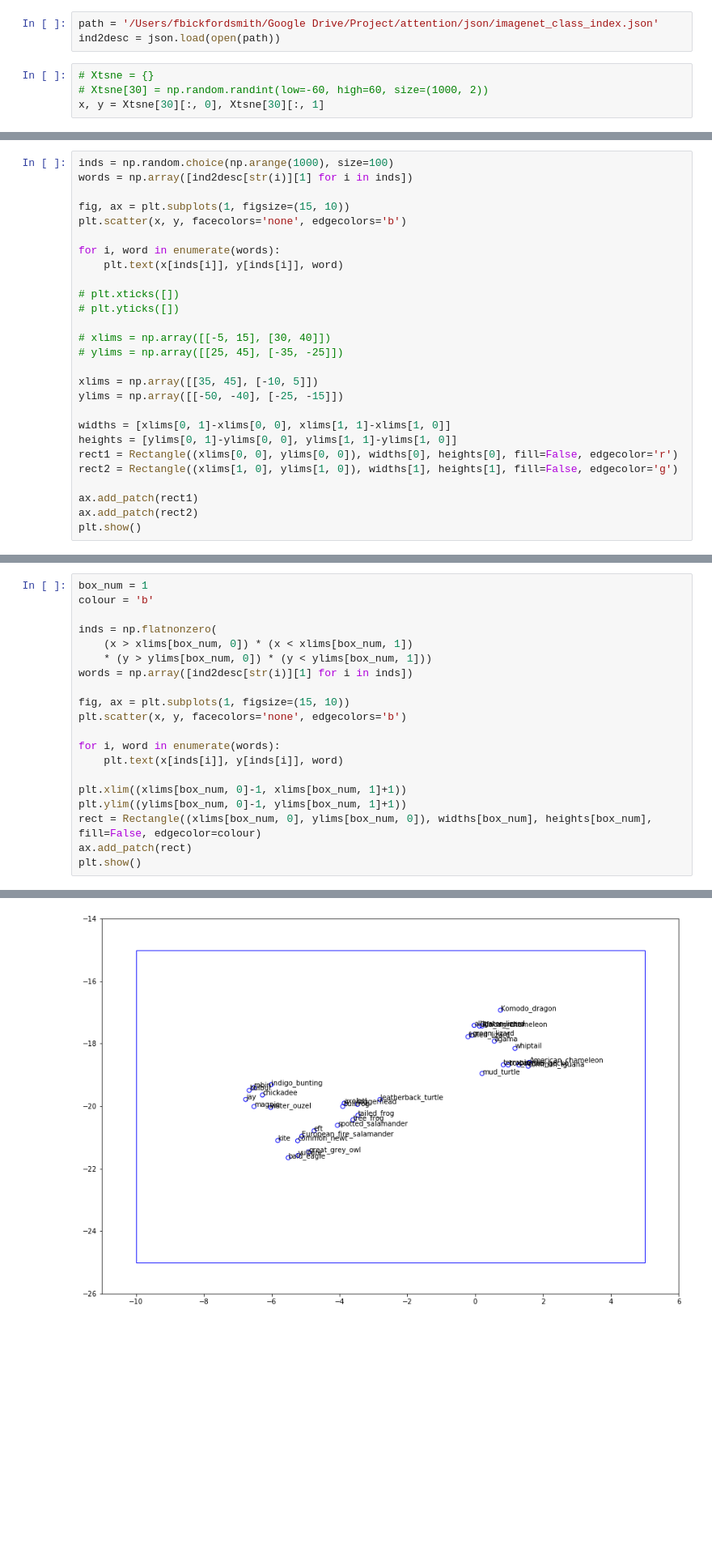
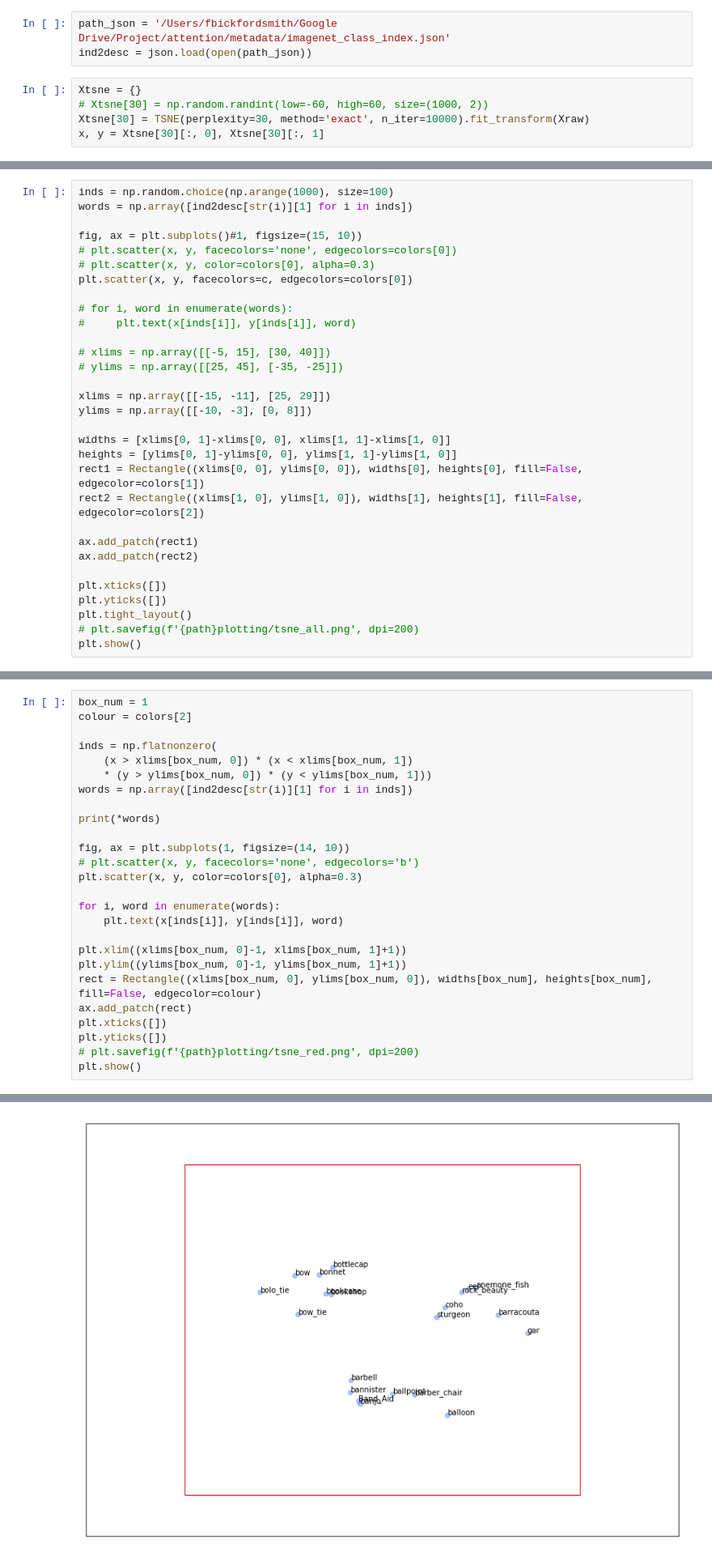
Before and after one commit to fbickfordsmith/attention-msc, a Jupyter notebook: plotting/att_tsne.ipynb, the cells around one changed output, grey strips where cells are left out. Shown: that part at 81% size. Drawn from its saved outputs; the diff is of its cells as text; blank space fills up the shorter version.

```diff
--- a/plotting/att_tsne.ipynb
+++ b/plotting/att_tsne.ipynb
@@ -48,9 +52,10 @@ plt.show()
 # %% [output]
 [figure]
 # %%
-path = '/Users/fbickfordsmith/Google Drive/Project/attention/json/imagenet_class_index.json'
-ind2desc = json.load(open(path))
+path_json = '/Users/fbickfordsmith/Google Drive/Project/attention/metadata/imagenet_class_index.json'
+ind2desc = json.load(open(path_json))
 # %%
-# Xtsne = {}
+Xtsne = {}
 # Xtsne[30] = np.random.randint(low=-60, high=60, size=(1000, 2))
+Xtsne[30] = TSNE(perplexity=30, method='exact', n_iter=10000).fit_transform(Xraw)
 x, y = Xtsne[30][:, 0], Xtsne[30][:, 1]
@@ -58,27 +66,31 @@ x, y = Xtsne[30][:, 0], Xtsne[30][:, 1]
 inds = np.random.choice(np.arange(1000), size=100)
 words = np.array([ind2desc[str(i)][1] for i in inds])
 
-fig, ax = plt.subplots(1, figsize=(15, 10))
-plt.scatter(x, y, facecolors='none', edgecolors='b')
+fig, ax = plt.subplots()#1, figsize=(15, 10))
+# plt.scatter(x, y, facecolors='none', edgecolors=colors[0])
+# plt.scatter(x, y, color=colors[0], alpha=0.3)
+plt.scatter(x, y, facecolors=c, edgecolors=colors[0])
 
-for i, word in enumerate(words):
-    plt.text(x[inds[i]], y[inds[i]], word)
-
-# plt.xticks([])
-# plt.yticks([])
+# for i, word in enumerate(words):
+#     plt.text(x[inds[i]], y[inds[i]], word)
 
 # xlims = np.array([[-5, 15], [30, 40]])
 # ylims = np.array([[25, 45], [-35, -25]])
 
-xlims = np.array([[35, 45], [-10, 5]])
-ylims = np.array([[-50, -40], [-25, -15]])
+xlims = np.array([[-15, -11], [25, 29]])
+ylims = np.array([[-10, -3], [0, 8]])
 
 widths = [xlims[0, 1]-xlims[0, 0], xlims[1, 1]-xlims[1, 0]]
 heights = [ylims[0, 1]-ylims[0, 0], ylims[1, 1]-ylims[1, 0]]
-rect1 = Rectangle((xlims[0, 0], ylims[0, 0]), widths[0], heights[0], fill=False, edgecolor='r')
-rect2 = Rectangle((xlims[1, 0], ylims[1, 0]), widths[1], heights[1], fill=False, edgecolor='g')
+rect1 = Rectangle((xlims[0, 0], ylims[0, 0]), widths[0], heights[0], fill=False, edgecolor=colors[1])
+rect2 = Rectangle((xlims[1, 0], ylims[1, 0]), widths[1], heights[1], fill=False, edgecolor=colors[2])
 
 ax.add_patch(rect1)
 ax.add_patch(rect2)
+
+plt.xticks([])
+plt.yticks([])
+plt.tight_layout()
+# plt.savefig(f'{path}plotting/tsne_all.png', dpi=200)
 plt.show()
 # %% [output]
@@ -108,14 +180,17 @@ plt.show()
 # %%
 box_num = 1
-colour = 'b'
+colour = colors[2]
 
 inds = np.flatnonzero(
     (x > xlims[box_num, 0]) * (x < xlims[box_num, 1])
     * (y > ylims[box_num, 0]) * (y < ylims[box_num, 1]))
 words = np.array([ind2desc[str(i)][1] for i in inds])
 
-fig, ax = plt.subplots(1, figsize=(15, 10))
-plt.scatter(x, y, facecolors='none', edgecolors='b')
+print(*words)
+
+fig, ax = plt.subplots(1, figsize=(14, 10))
+# plt.scatter(x, y, facecolors='none', edgecolors='b')
+plt.scatter(x, y, color=colors[0], alpha=0.3)
 
 for i, word in enumerate(words):
     plt.text(x[inds[i]], y[inds[i]], word)
@@ -124,5 +199,8 @@ plt.xlim((xlims[box_num, 0]-1, xlims[box_num, 1]+1))
 plt.ylim((ylims[box_num, 0]-1, ylims[box_num, 1]+1))
 rect = Rectangle((xlims[box_num, 0], ylims[box_num, 0]), widths[box_num], heights[box_num], fill=False, edgecolor=colour)
 ax.add_patch(rect)
+plt.xticks([])
+plt.yticks([])
+# plt.savefig(f'{path}plotting/tsne_red.png', dpi=200)
 plt.show()
 # %% [output]
@@ -129 +208 @@ plt.show()
-[figure, old version]
+[figure, new version]
```
Also changed, not shown: parts of 9 cells of this notebook, 48 other files.
